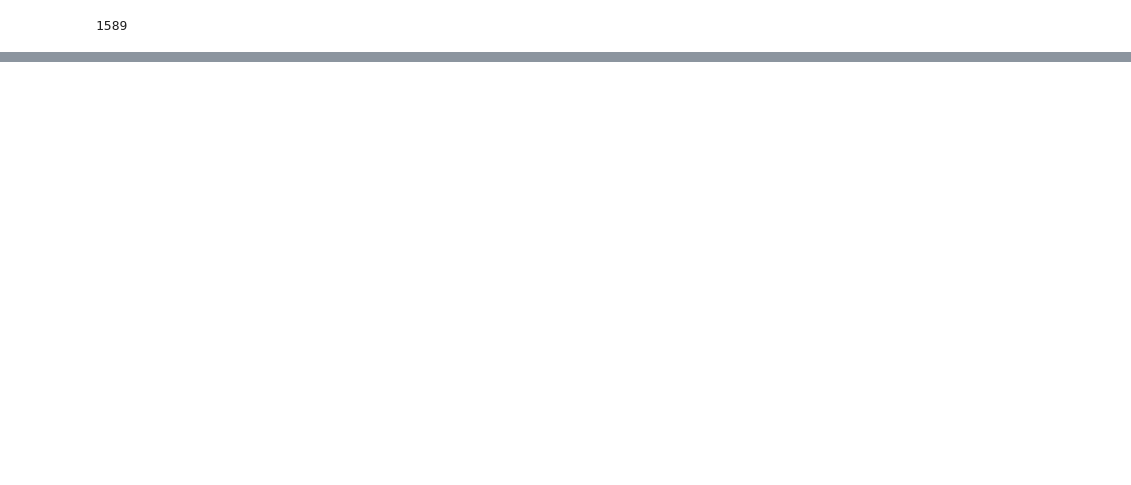
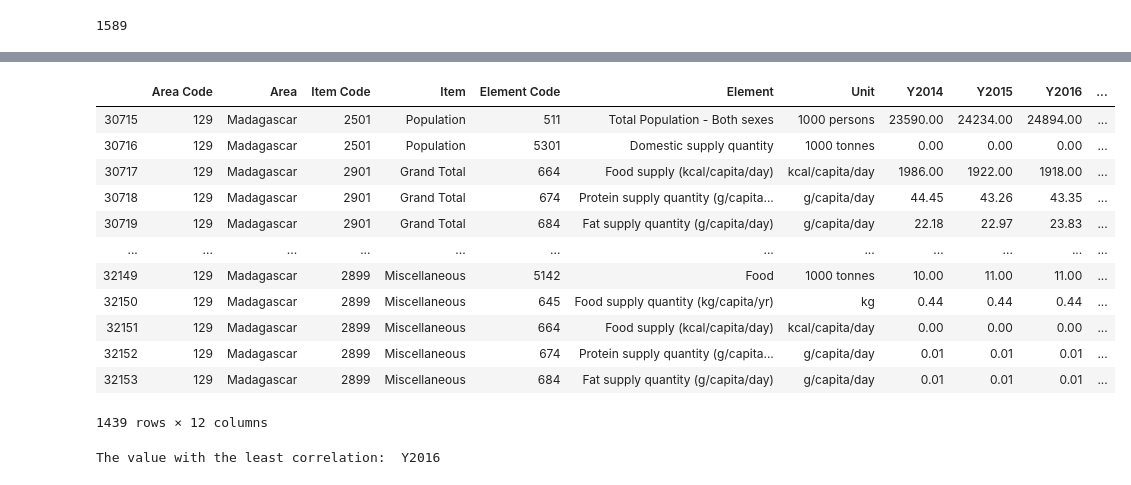
Before and after one commit to Muhsinumarkmc/hamoye_quiz_1, a Jupyter notebook: hamoye_quiz.ipynb, the cells around one changed output, grey strips where cells are left out. Saved outputs shown, nothing was run; the diff lists cells and outputs as text; code cells hidden in the pictures; blank space fills up the shorter version.

```diff
--- a/hamoye_quiz.ipynb
+++ b/hamoye_quiz.ipynb
@@ -108,0 +199,16 @@ df['Y2014'].isna().sum()
+# %%
+df.groupby('Area').get_group('Madagascar')
+# %% [output]
+|  | Area Code | Area | Item Code | Item | Element Code | Element | Unit | Y2014 | Y2015 | Y2016 | ... |
+| 30715 | 129 | Madagascar | 2501 | Population | 511 | Total Population - Both sexes | 1000 persons | 23590.00 | 24234.00 | 24894.00 | ... |
+| 30716 | 129 | Madagascar | 2501 | Population | 5301 | Domestic supply quantity | 1000 tonnes | 0.00 | 0.00 | 0.00 | ... |
+| 30717 | 129 | Madagascar | 2901 | Grand Total | 664 | Food supply (kcal/capita/day) | kcal/capita/day | 1986.00 | 1922.00 | 1918.00 | ... |
+| 30718 | 129 | Madagascar | 2901 | Grand Total | 674 | Protein supply quantity (g/capita... | g/capita/day | 44.45 | 43.26 | 43.35 | ... |
+| 30719 | 129 | Madagascar | 2901 | Grand Total | 684 | Fat supply quantity (g/capita/day) | g/capita/day | 22.18 | 22.97 | 23.83 | ... |
+| ... | ... | ... | ... | ... | ... | ... | ... | ... | ... | ... | ... |
+| 32149 | 129 | Madagascar | 2899 | Miscellaneous | 5142 | Food | 1000 tonnes | 10.00 | 11.00 | 11.00 | ... |
+| 32150 | 129 | Madagascar | 2899 | Miscellaneous | 645 | Food supply quantity (kg/capita/yr) | kg | 0.44 | 0.44 | 0.44 | ... |
+| 32151 | 129 | Madagascar | 2899 | Miscellaneous | 664 | Food supply (kcal/capita/day) | kcal/capita/day | 0.00 | 0.00 | 0.00 | ... |
+| 32152 | 129 | Madagascar | 2899 | Miscellaneous | 674 | Protein supply quantity (g/capita... | g/capita/day | 0.01 | 0.01 | 0.01 | ... |
+| 32153 | 129 | Madagascar | 2899 | Miscellaneous | 684 | Fat supply quantity (g/capita/day) | g/capita/day | 0.01 | 0.01 | 0.01 | ... |
+1439 rows × 12 columns
@@ -108,0 +220,4 @@ df['Y2014'].isna().sum()
+# %%
+print("The value with the least correlation: ", least_correlated_value)
+# %% [output]
+The value with the least correlation:  Y2016
```
Also changed, not shown: parts of 23 cells of this notebook.
